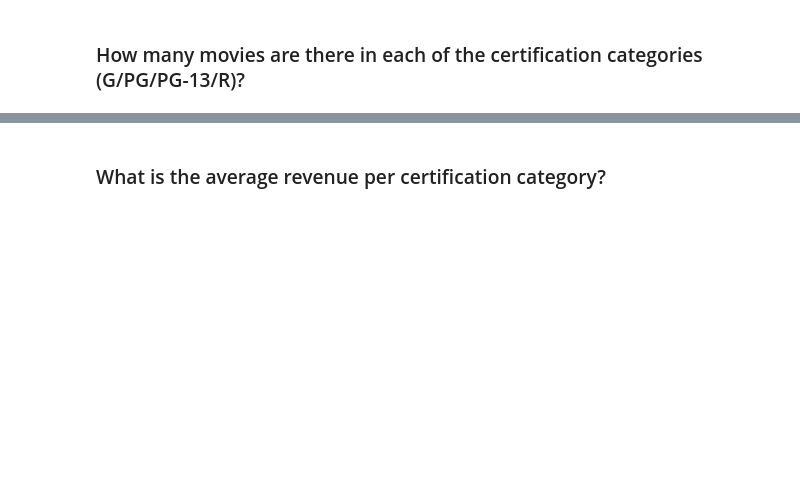
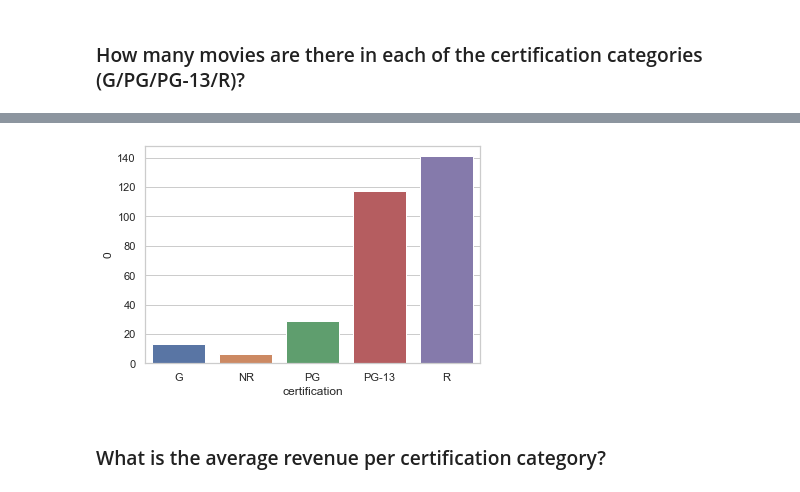
Before and after one commit to edfakie2/DOJO-PRODJECT-3, a Jupyter notebook: Prodject 3 .ipynb, the cells around one changed output, grey strips where cells are left out. Cells and saved outputs as stored; diff of their text form; code cells hidden in the pictures; blank space fills up the shorter version.

```diff
--- a/Prodject 3 .ipynb
+++ b/Prodject 3 .ipynb
@@ -462,3 +479,7 @@ dtype: int64
+# %%
+sns.barplot(data=cert_number, x='certification',y= 0 );
+# %% [output]
+[figure, added]
 # %% [markdown]
 ### What is the average revenue per certification category?
 # %%
```
Also changed, not shown: parts of 28 cells of this notebook, 3 other files.
